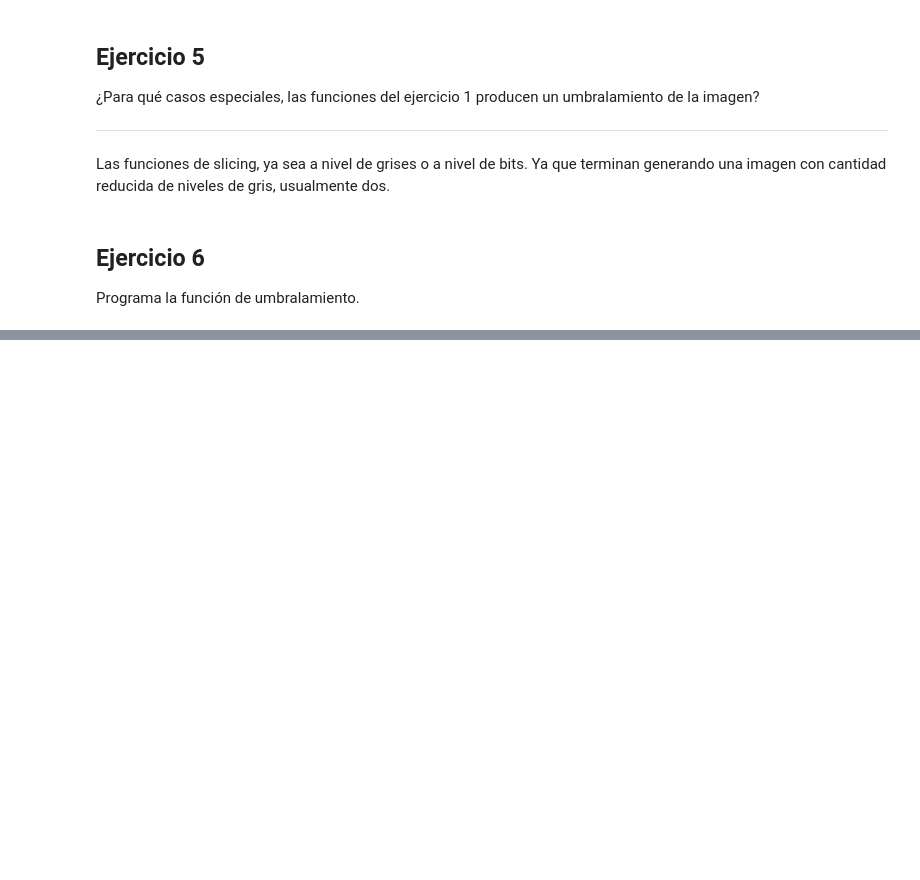
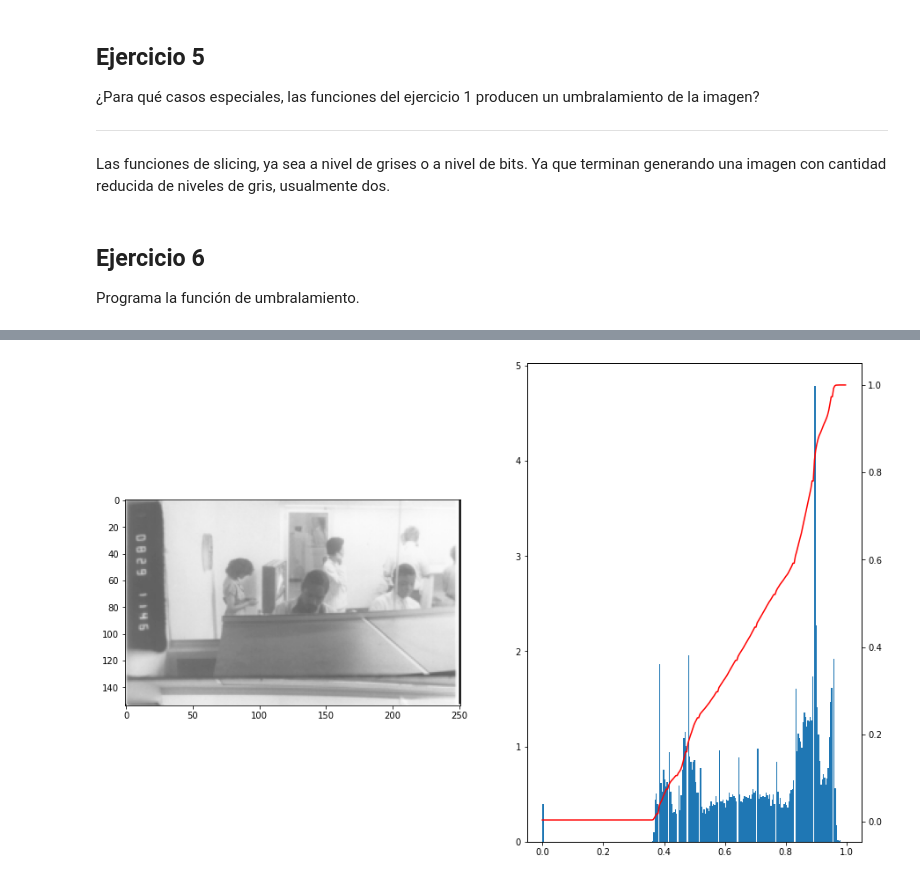
Before and after one commit to PaPablo/pdi-mdp, a Jupyter notebook: practica/01/tp01.ipynb, the cells around one changed output, grey strips where cells are left out. Saved outputs shown, nothing was run; the diff lists cells and outputs as text; code cells hidden in the pictures; blank space fills up the shorter version.

```diff
--- a/practica/01/tp01.ipynb
+++ b/practica/01/tp01.ipynb
@@ -192,0 +234,21 @@ plt.imshow(threshold(im, .2), cmap='gray')
+# %%
+def plot_histogram(im, n_interval = 10):
+    hist, bins = image_histogram(im, bins=n_interval)
+    h,w = im.shape
+    number_of_pixels = h*w
+    percent = [(height/number_of_pixels)*100 for height in hist]
+
+    cdf = hist.cumsum()
+    norm_cdf = cdf/cdf.max()
+
+    fig, ax = plt.subplots(1, 2, figsize=(15,10))
+    ax[0].imshow(im, cmap='gray')
+    ax2 = ax[1].twinx()
+    ax2.plot(np.arange(0,1,1/n_interval),norm_cdf,color='r')
+    ax[1].bar(bins[:-1], percent, width=1/n_interval,align="edge")
+    plt.show()
+# %%
+im = imageio.imread('data/BANKVID.TIF')
+plot_histogram(im, 255)
+# %% [output]
+[figure, added]
```
Also changed, not shown: parts of 7 cells of this notebook, 1 other file.
